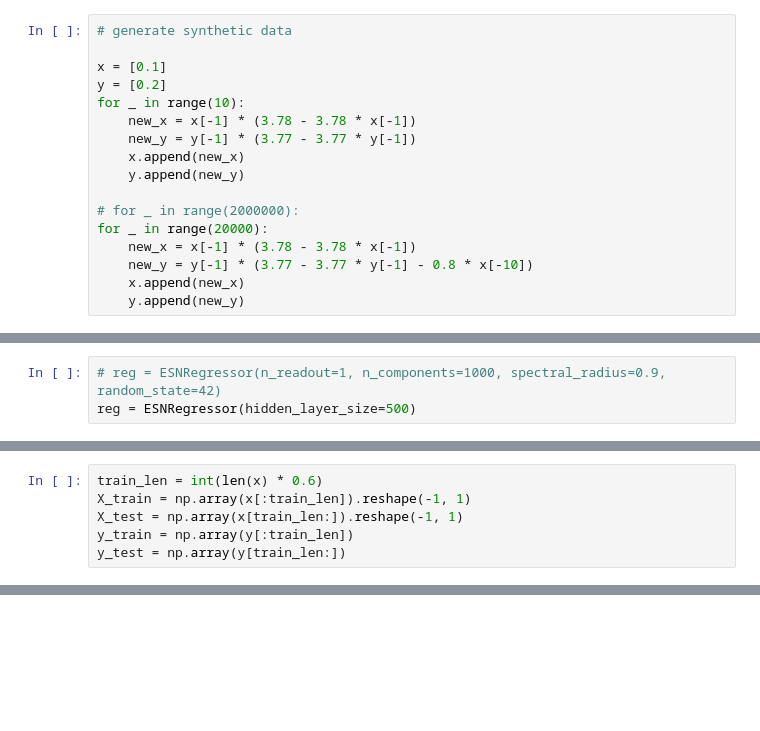
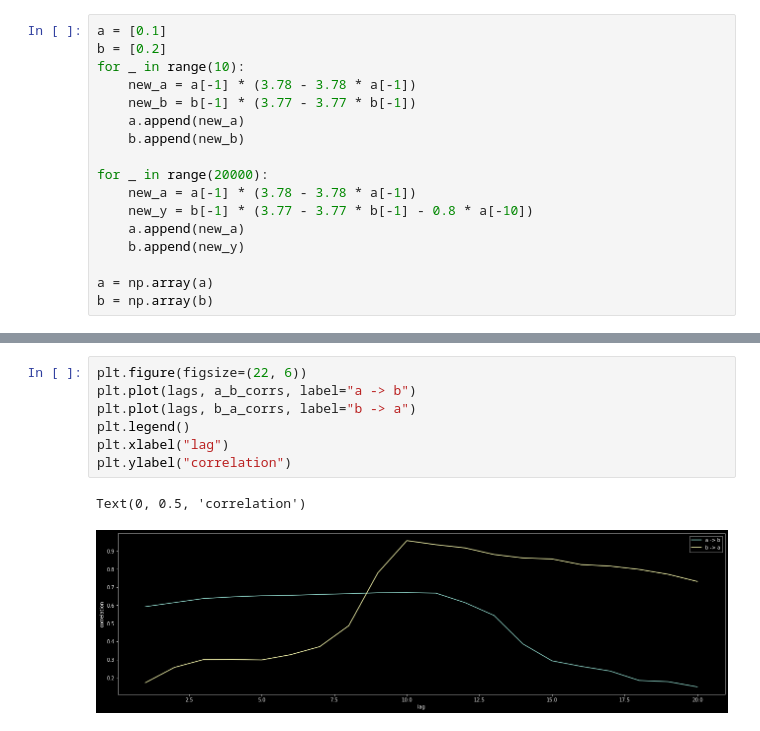
Before and after one commit to filyp/brainhack-reservoir, a Jupyter notebook: artificial_data_tests.ipynb, the cells around one changed output, grey strips where cells are left out. Cells and saved outputs as stored; diff of their text form; blank space fills up the shorter version.

```diff
--- a/artificial_data_tests.ipynb
+++ b/artificial_data_tests.ipynb
@@ -6,17 +9,17 @@ from matplotlib import pyplot as plt
 # %%
-# generate synthetic data
+a = [0.1]
+b = [0.2]
+for _ in range(10):
+    new_a = a[-1] * (3.78 - 3.78 * a[-1])
+    new_b = b[-1] * (3.77 - 3.77 * b[-1])
+    a.append(new_a)
+    b.append(new_b)
 
-x = [0.1]
-y = [0.2]
-for _ in range(10):
-    new_x = x[-1] * (3.78 - 3.78 * x[-1])
-    new_y = y[-1] * (3.77 - 3.77 * y[-1])
-    x.append(new_x)
-    y.append(new_y)
+for _ in range(20000):
+    new_a = a[-1] * (3.78 - 3.78 * a[-1])
+    new_y = b[-1] * (3.77 - 3.77 * b[-1] - 0.8 * a[-10])
+    a.append(new_a)
+    b.append(new_y)
 
-# for _ in range(2000000):
-for _ in range(20000):
-    new_x = x[-1] * (3.78 - 3.78 * x[-1])
-    new_y = y[-1] * (3.77 - 3.77 * y[-1] - 0.8 * x[-10])
-    x.append(new_x)
-    y.append(new_y)
+a = np.array(a)
+b = np.array(b)
@@ -40,3 +25,0 @@ from pyrcn.echo_state_network import ESNRegressor
-# %%
-# reg = ESNRegressor(n_readout=1, n_components=1000, spectral_radius=0.9, random_state=42)
-reg = ESNRegressor(hidden_layer_size=500)
@@ -48,6 +25,0 @@ reg = ESNRegressor(hidden_layer_size=500)
-# %%
-train_len = int(len(x) * 0.6)
-X_train = np.array(x[:train_len]).reshape(-1, 1)
-X_test = np.array(x[train_len:]).reshape(-1, 1)
-y_train = np.array(y[:train_len])
-y_test = np.array(y[train_len:])
@@ -60,0 +69,10 @@ y_pred = reg.predict(X_test)
+# %%
+plt.figure(figsize=(22, 6))
+plt.plot(lags, a_b_corrs, label="a -> b")
+plt.plot(lags, b_a_corrs, label="b -> a")
+plt.legend()
+plt.xlabel("lag")
+plt.ylabel("correlation")
+# %% [output]
+Text(0, 0.5, 'correlation')
+[figure, added]
```
Also changed, not shown: parts of 20 cells of this notebook, 1 other file.
